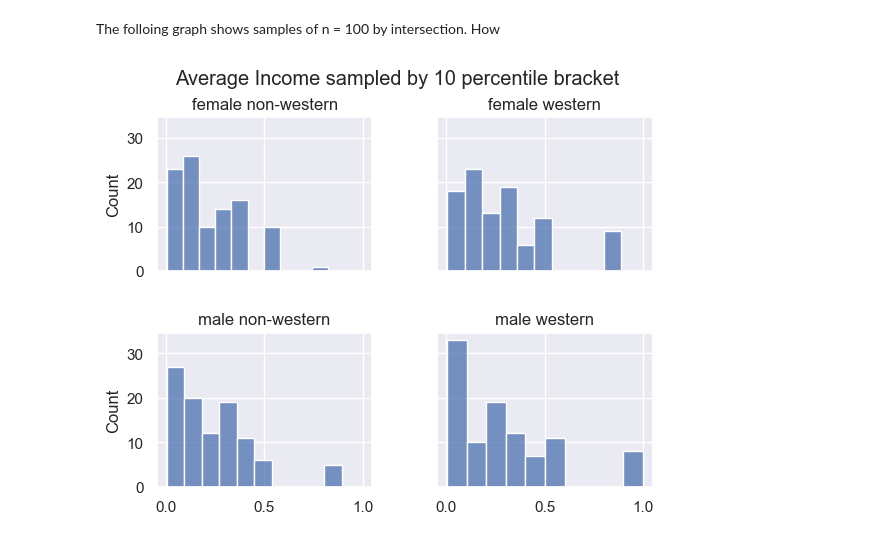
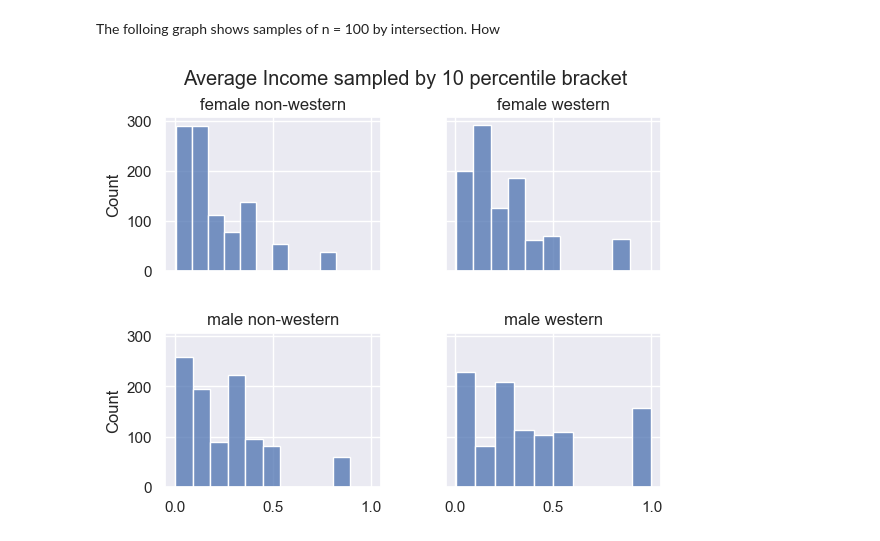
Before and after one commit to Le-Ty/abm_dm_impact, a Jupyter notebook: basic/notebooks/distributions.ipynb, the cells around one changed output. Cells and saved outputs as stored; diff of their text form; code cells hidden in the pictures.

```diff
--- a/basic/notebooks/distributions.ipynb
+++ b/basic/notebooks/distributions.ipynb
@@ -183,39 +183,39 @@ The folloing graph shows samples of n = 100 by intersection. How
 # %%
 
 range10 = np.arange(1,11)
-res_fnw = (random.choices(v_fnw, weights=d_fnw, k=100))
-res_mw = (random.choices(v_mw, weights=d_mw, k=100))
-res_mnw = (random.choices(v_mnw, weights=d_mnw, k=100))
-res_fw = (random.choices(v_fw, weights=d_fw, k=100))
+res_fnw = (random.choices(v_fnw, weights=d_fnw, k=1000))
+res_mw = (random.choices(v_mw, weights=d_mw, k=1000))
+res_mnw = (random.choices(v_mnw, weights=d_mnw, k=1000))
+res_fw = (random.choices(v_fw, weights=d_fw, k=1000))
 
 
 
 
 # sns.displot([res_fnw, res_fw,res_mnw,res_mw],kind  = 'kde') #, multiple ='dodge') #  label = 'res_fnw')
 
 sns.set()
 
 #define plotting region (2 rows, 2 columns)
 fig, axes = plt.subplots(2, 2, sharex=True, sharey=True)
 
 #create boxplot in each subplot
 ax1 = sns.histplot(data=res_fnw, bins = 10, ax=axes[0,0])
 ax2 = sns.histplot(data=res_fw, bins = 10,  ax=axes[0,1])
 ax3 = sns.histplot(data=res_mnw, bins = 10, ax=axes[1,0])
 ax4 = sns.histplot(data=res_mw, bins = 10,  ax=axes[1,1])
 
 ax1.title.set_text('female non-western')
 ax2.title.set_text('female western')
 ax3.title.set_text('male non-western')
 ax4.title.set_text('male western')
 plt.subplots_adjust(hspace = 0.4, wspace = 0.3)
 plt.suptitle('Average Income sampled by 10 percentile bracket')
 plt.show()
 
 
 # ax.legend(['female non-western','female western','male non-western', 'male western'])
 # %% [output]
-[figure, old version]
+[figure, new version]
 # %%
 # import statsmodels.api as sm
 # import numpy as np
```
Also changed, not shown: parts of 1 cell of this notebook, 3 other files.
